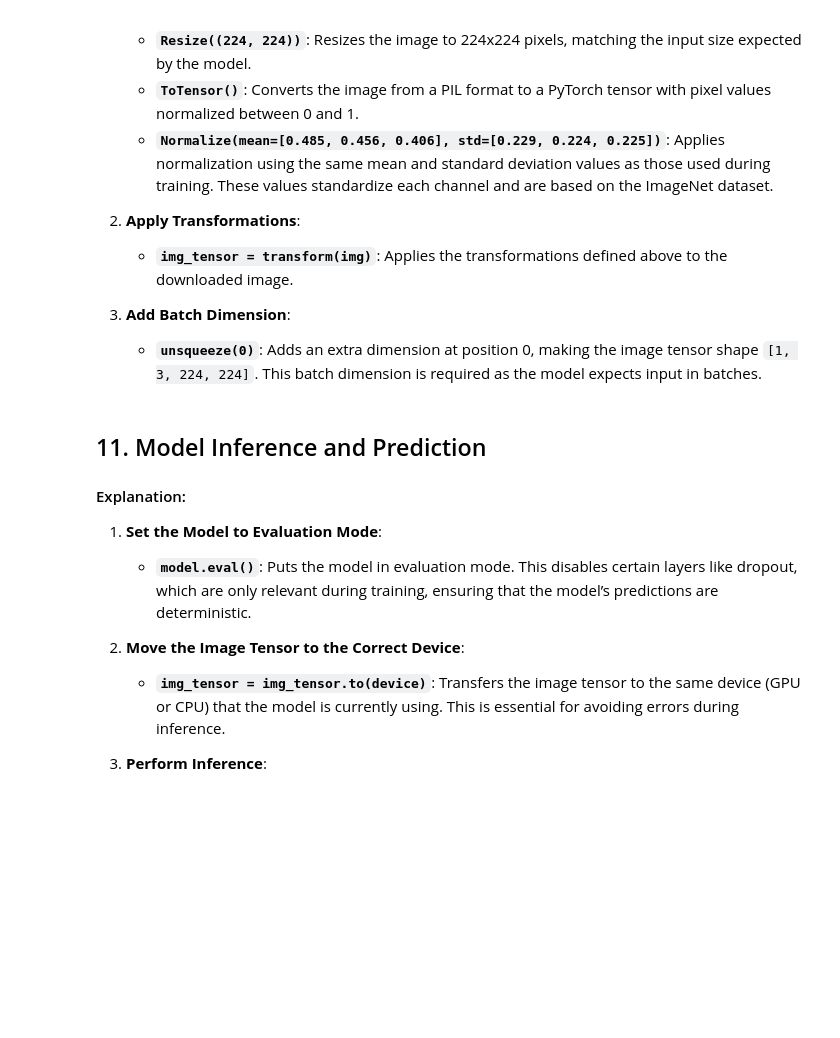
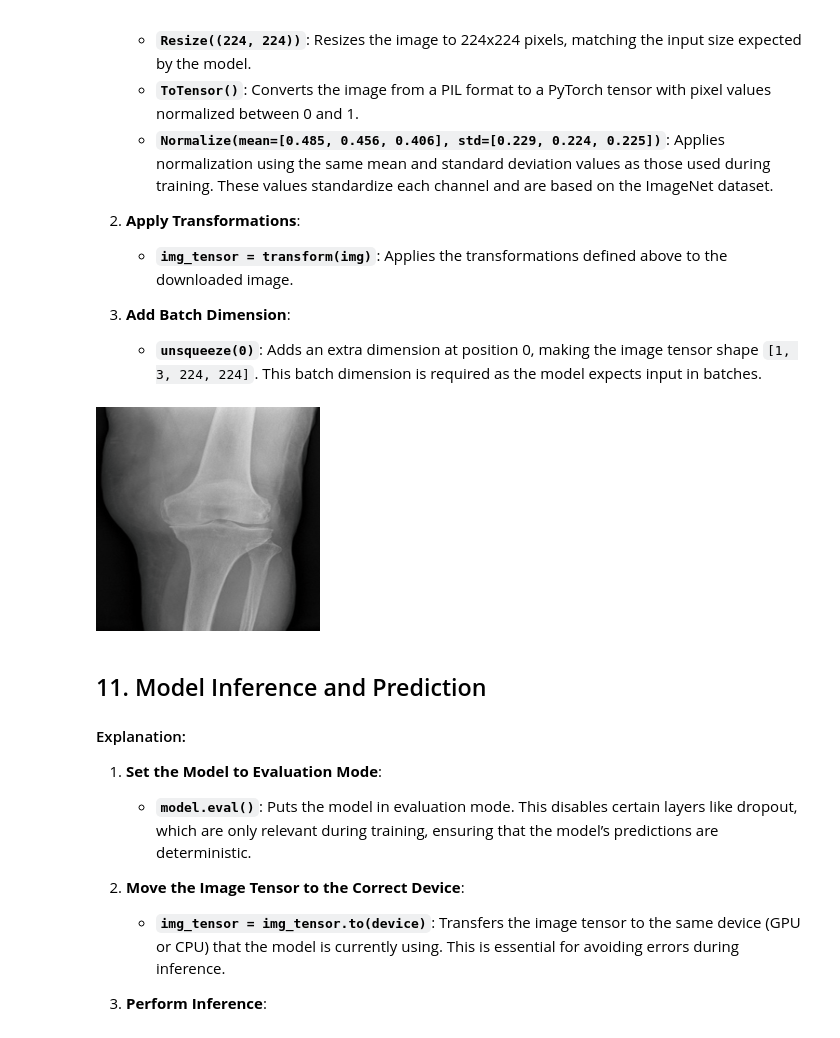
Before and after one commit to costomato/arthritis-detection-classification, a Jupyter notebook: arthritis_detection_and_classification.ipynb, the cells around one changed output. Saved outputs shown, nothing was run; the diff lists cells and outputs as text; code cells hidden in the pictures; blank space fills up the shorter version.

```diff
--- a/arthritis_detection_and_classification.ipynb
+++ b/arthritis_detection_and_classification.ipynb
@@ -539,15 +548,33 @@ img.show()  # Optional: displays the image
 # %%
 import torchvision.transforms as transforms
 
 # Define the same transformations as during training
 transform = transforms.Compose([
     transforms.Resize((224, 224)),
     transforms.ToTensor(),
     transforms.Normalize(mean=[0.485, 0.456, 0.406], std=[0.229, 0.224, 0.225])
 ])
 
 # Apply transformations to the image
 img_tensor = transform(img).unsqueeze(0)  # Add batch dimension
+
+# Display it
+mean = torch.tensor([0.485, 0.456, 0.406])
+std = torch.tensor([0.229, 0.224, 0.225])
+
+# Denormalize the image tensor
+denorm_img = img_tensor.squeeze(0).clone()
+for t, m, s in zip(denorm_img, mean, std):
+    t.mul_(s).add_(m)
+
+# Convert the denormalized tensor to a PIL image
+denorm_img = denorm_img.clamp(0, 1)
+denorm_img = transforms.ToPILImage()(denorm_img)
+
+# Display the denormalized image
+display(denorm_img)
+# %% [output]
+[figure, added]
 # %% [markdown]
 ## 11. Model Inference and Prediction
 
```
Also changed, not shown: parts of 6 cells of this notebook.
